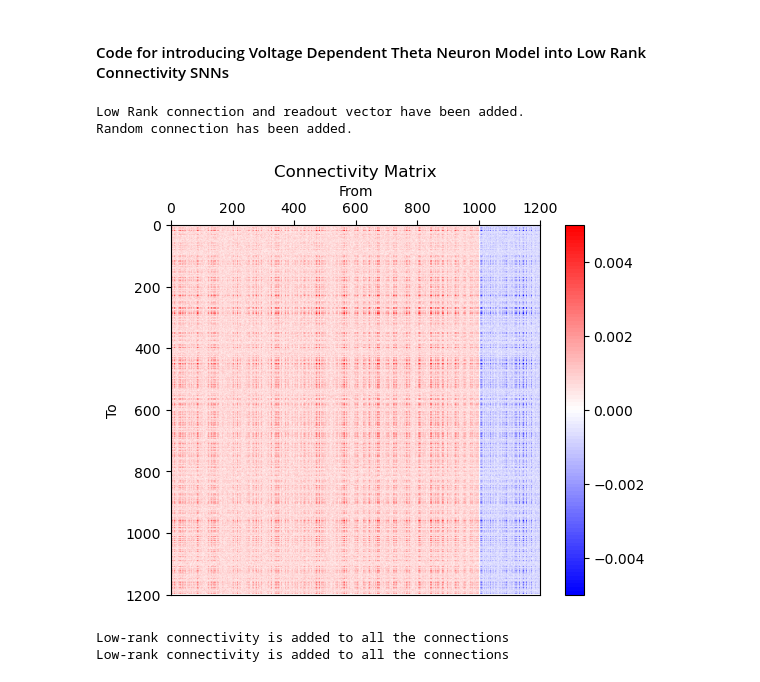
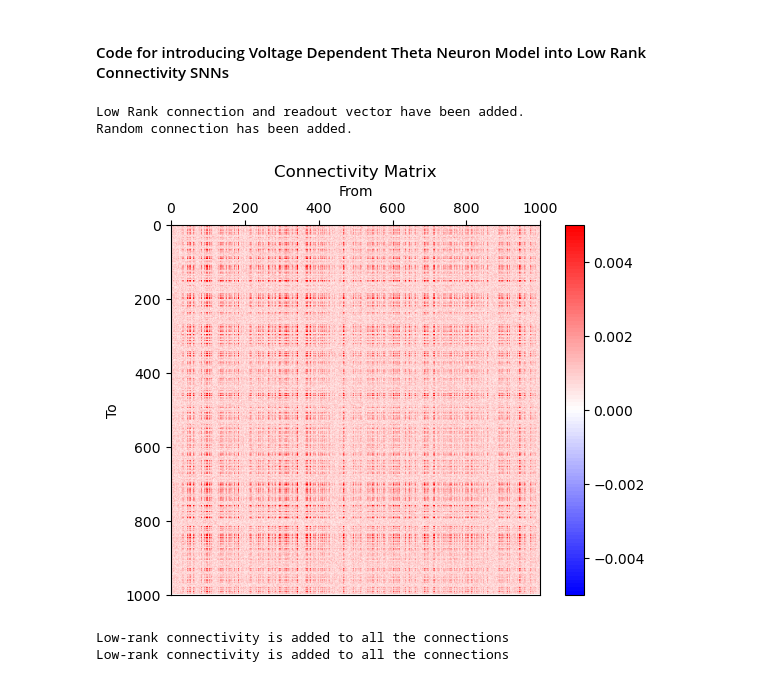
Before and after one commit to LiBinUtokyo/LowRank_ModifiedTheta_SNN, a Jupyter notebook: PYTHON/main.ipynb, the cells around one changed output. Saved outputs shown, nothing was run; the diff lists cells and outputs as text; code cells hidden in the pictures.

```diff
--- a/PYTHON/main.ipynb
+++ b/PYTHON/main.ipynb
@@ -49,7 +49,7 @@ class LowRankSNN:
         # print('Negative Weights occupy: %2.2f %%'%(neg_w/(self.N**2)*100))
 
     def show_conn(self):
-        full_w = self.conn #包含兴奋和抑制性信息的连接矩阵
+        full_w = self.conn.copy() #包含兴奋和抑制性信息的连接矩阵
         # let the weight from Inhibitory be negative value
         full_w[:,self.N_E:self.N_E+self.N_I] = -full_w[:,self.N_E:self.N_E+self.N_I]
         colors = [(0, 0, 1), (1, 1, 1), (1, 0, 0)]  # 蓝 -> 白 -> 红
@@ -138,8 +138,7 @@ class LowRankSNN:
 
         for step, inputs in enumerate(Input.T): #for every time step
             if step == 0: continue
-            # print(step)
-            # print(inputs.shape)
+
             # Calculate Synaptic Conductance (Single Exponential filter)
             g_EE[:,step] = g_EE[:,step-1] + \
                 (-g_EE[:,step-1]/self.taud_E+ \
@@ -165,6 +164,9 @@ class LowRankSNN:
                 G_P[2]*conn_IE@spk[:self.N_E,step-1]+ \
                 G_P[3]*conn_II@spk[self.N_E:self.N_E+self.N_I,step-1])*dt
 
+            if np.any(g<0):
+                print('got it')
+
             # Calculate Membrane Voltage (Phase)
             # For Excitatory Neurons
             phase_pre_E = phase[:self.N_E,step-1]
@@ -278,7 +280,7 @@ def Draw_Voltage(ax,data,color_data,label_data,dt,input_data):
     ax.legend(loc = 1, prop={'size':10})
 # %%
 # Initialiazation
-LRSNN = LowRankSNN(N_E=1000,N_I=200,RS= 1,IS=100,taud_E=2,taud_I=5)
+LRSNN = LowRankSNN(N_E=1000,N_I=0,RS= 1,IS=100,taud_E=2,taud_I=5)
 
 # Go_NoGo Task
 # Prepare the Stimuli and Readout Vector
@@ -296,34 +298,34 @@ W_out[W_out<2/3] = 0
 # Sti_nogo[Sti_nogo!=0] = np.random.gamma(1,1,len(np.nonzero(Sti_nogo)[0]))
 # W_out[W_out!=0] = np.random.gamma(1,1,len(np.nonzero(W_out)[0]))
 # W_out = np.transpose(W_out) #Size (N_E,1)
 # # Low Rank Connectivity (Rank = 1)
 # conn_LR = W_out*Sti_go/(LRSNN.N_E+LRSNN.N_I) # 为什么除以神经元总数?
 # # Random Connectivity
 # conn_rand = np.random.gamma(1,1,(LRSNN.N_E+LRSNN.N_I,LRSNN.N_E+LRSNN.N_I)) #这里的Gamma分布取值也需要讨论
 
 # Use Folded Gaussian Distribution to generate Stimuli and Readout Vector
 std_Sti = 2. #Standerd Deviration of Stimuli
 std_Wout = 2. #Standerd Deviration of readout matrix
 Sti_go[Sti_go!=0] = np.abs(np.random.normal(0,std_Sti,len(np.nonzero(Sti_go)[0])))
 Sti_nogo[Sti_nogo!=0] = np.abs(np.random.normal(0,std_Sti,len(np.nonzero(Sti_nogo)[0])))
 W_out[W_out!=0] = np.abs(np.random.normal(0,std_Wout,len(np.nonzero(W_out)[0])))
 W_out = np.transpose(W_out) #Size (N,1)
 
 conn_LR = W_out*Sti_go/(LRSNN.N_E+LRSNN.N_I) # 为什么除以神经元总数? # Low Rank Connectivity (Rank = 1)
 conn_rand = np.abs(np.random.normal(0,1/(LRSNN.N_E+LRSNN.N_I),(LRSNN.N_E+LRSNN.N_I,LRSNN.N_E+LRSNN.N_I))) # Random Connectivity
 
 m = W_out #m = Wout
 n = Sti_go #n = Stigo
 
 # Assemble the Network
 LRSNN.add_lowrank(conn_LR, W_out)
 LRSNN.add_random(conn_rand)
 # Show the Network information before simulaiton
 LRSNN.show_conn()
 # %% [output]
 Low Rank connection and readout vector have been added.
 Random connection has been added.
-[figure, old version]
+[figure, new version]
 # %%
 dt = 0.01 #(ms/step)
 T_pre = 5 # length of time before sti (ms)
```
Also changed, not shown: parts of 5 cells of this notebook.
